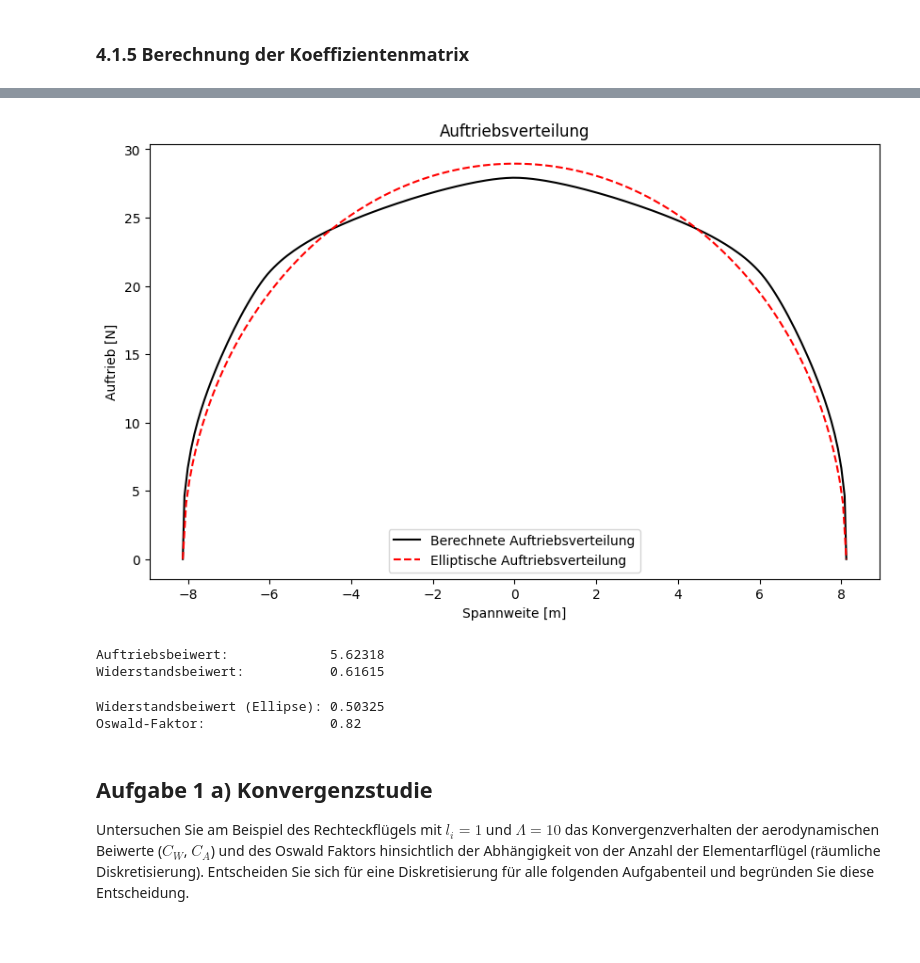
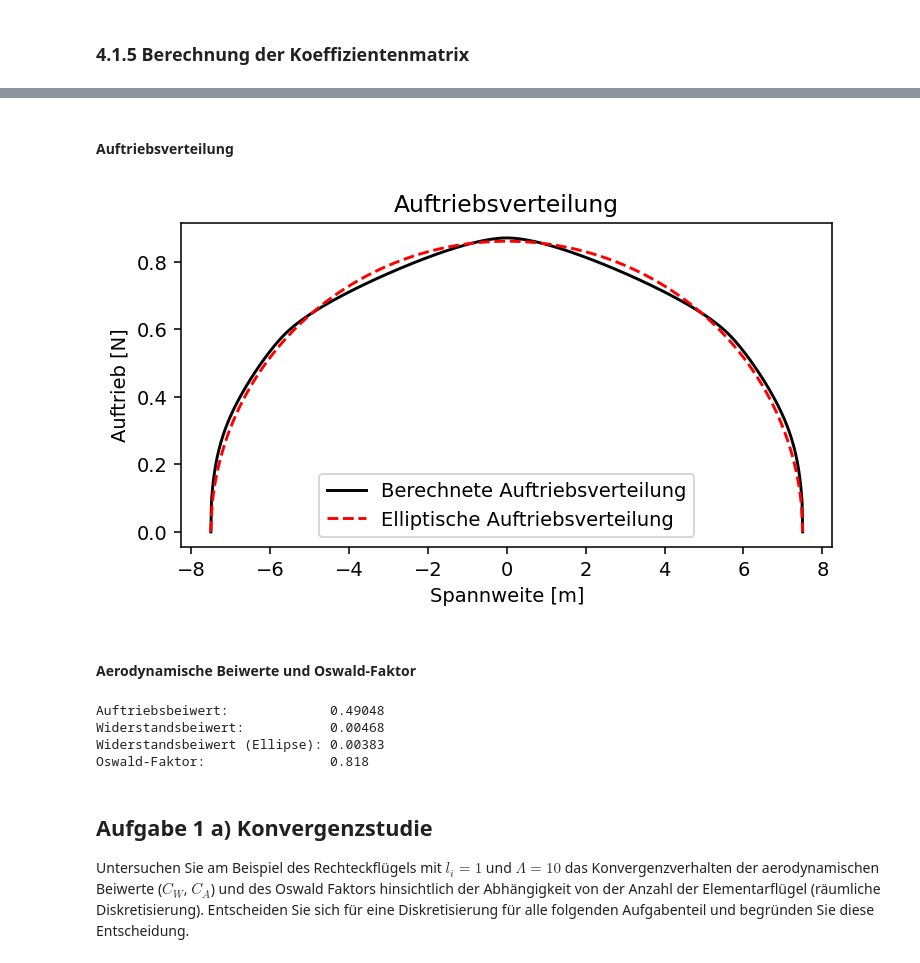
Before and after one commit to AntonSchreiber/aero-lecture, a Jupyter notebook: notebooks/exercise04_Doppeltrapez.ipynb, the cells around one changed output, grey strips where cells are left out. Saved outputs shown, nothing was run; the diff lists cells and outputs as text; code cells hidden in the pictures; blank space fills up the shorter version.

```diff
--- a/notebooks/exercise04_Doppeltrapez.ipynb
+++ b/notebooks/exercise04_Doppeltrapez.ipynb
@@ -99,7 +97,7 @@ l_i = 1.0                       # Flügeltiefe Wurzel [m]
 # %%
 # Diese Parameter können verändert werden
 l_a = 0.3                       # Flügeltiefe außen [m]
-l_k = 0.8                       # Flügeltiefe kink [m]
+l_k = 0.675                       # Flügeltiefe kink [m]
 AR = 20                         # Streckung/ Aspect Ratio
 # %% [markdown]
 #### Berechnung weiterer geometrischer Parameter
@@ -195,7 +178,7 @@ Zur Bestimmung der $N$ (Variable n) unbekannten Wirbelstärken $\Gamma$ wird die
 #### 🟠
 # %%
 # Diese Parameter können verändert werden
-N = 200                                 # Anzahl der Elementarflügel
+N = 500                                 # Anzahl der Elementarflügel
 # %%
 # Breite eines Elementarflügels
 delta_b = b/N
@@ -246,9 +252,15 @@ for j in range(N):
 # %%
+# Berechnen der Anteile der Koeffizientenmatrix
+a_AB, a_Aoo, a_Boo = compute_coeff_matrices(y_a, y_b, y_c, x_a, x_b, x_c)
+
 a = a_AB + a_Aoo - a_Boo                # Koeffizientenmatrix
 a_ind = a_Aoo - a_Boo                   # Koeffizientenmatrix der induzierenden Wirbel
 alpha_g = np.full((x_a.size), alpha)    # Anstellwinkelvektor
 
-# die Wirbelstärken werden aus Inverser der Koeffizientenmatrix, Anstellwinkelvektor und Anströmgeschwindigkeit berechnet
-Gamma = np.linalg.solve(a, alpha_g * (- U_inf)) # löst Ax = B
+# Löst das lineare Gleichungssystem Ax = b, wobei
+# A - Koeffizientenmatrix a
+# x - Zirkulationsvektor Gamma
+# B - Koeffizientenvektor alpha_g * (- U_inf)
+Gamma = np.linalg.solve(a, alpha_g * (- U_inf))
 # %% [markdown]
 ### 4.1.6 Berechnung von Kräften und Beiwerten
@@ -269,59 +282,59 @@ Induzierter Widerstand:       498.28 N
+# %% [markdown]
+#### Auftriebsverteilung
 # %%
-# Auftriebsverteilung plotten
-
-# Erweitere A_distr und y_c am Anfang und Ende um an den tips auf 0 zu plotten
+# Hinzufügen von Endpunkten zum plotten
 A_j = np.insert(A_j, 0, 0)
 A_j = np.append(A_j, 0)
 y_c = np.insert(y_c, 0, -s)
 y_c = np.append(y_c, s)
 
-# Berechne die Fläche unter der berechneten Auftriebsverteilung
+# Berechnen der Fläche unter der berechneten Auftriebsverteilung
 area_distr = np.trapz(A_j, y_c)
 
-# Erzeuge die elliptische Auftriebsverteilung
+# Erzeugen einer elliptischen Auftriebsverteilung
 y_elliptisch = np.linspace(-s, s, len(y_c))
 A_elliptisch_raw = np.sqrt(1 - (y_elliptisch / s) ** 2)
 
-# Skaliere die elliptische Verteilung so, dass die Flächen gleich sind
+# Skalieren der elliptischen Verteilung, sodass die resultierende Auftriebskraft identisch ist
 area_elliptisch_raw = np.trapz(A_elliptisch_raw, y_elliptisch)
 scale_factor = area_distr / area_elliptisch_raw
 A_elliptisch = A_elliptisch_raw * scale_factor
 
 # Plotten der Auftriebsverteilungen
-plt.figure(figsize=(10, 6))
+plt.figure(figsize=(6, 3))
 plt.plot(y_c, A_j, '-', color="black", label='Berechnete Auftriebsverteilung')
 plt.plot(y_elliptisch, A_elliptisch, '--', color="red", label='Elliptische Auftriebsverteilung')
 plt.xlabel('Spannweite [m]')
 plt.ylabel('Auftrieb [N]')
 plt.title('Auftriebsverteilung')
 plt.legend()
 plt.show()
 # %% [output]
-[figure, old version]
+[figure, new version]
+# %% [markdown]
+#### Aerodynamische Beiwerte und Oswald-Faktor
 # %%
 # Auftriebsbeiwert
-C_A = 2*A / (rho * U_inf**2 * S)
+C_A = 2*A / rho / U_inf**2 / S
 
 # Widerstandsbeiwert (induziert)
-C_W_ind = 2*W_ind / (rho * U_inf**2 * S)
+C_W_ind = 2*W_ind / rho / U_inf**2 / S
+
+# Induzierter Widerstand der elliptischen Zirkulationsverteilung
+C_W_ind_ell = C_A**2 / AR / np.pi
+
+# Oswald Faktor
+Oswald = C_W_ind_ell / C_W_ind
 
 print("Auftriebsbeiwert:            ", "%.5f" % C_A)
 print("Widerstandsbeiwert:          ", "%.5f" % C_W_ind)
+print("Widerstandsbeiwert (Ellipse):", "%.5f" % C_W_ind_ell)
+print("Oswald-Faktor:               ", "%.3f" % Oswald)
 # %% [output]
-Auftriebsbeiwert:             5.62318
-Widerstandsbeiwert:           0.61615
+Auftriebsbeiwert:             0.49048
+Widerstandsbeiwert:           0.00468
+Widerstandsbeiwert (Ellipse): 0.00383
+Oswald-Faktor:                0.818
-# %%
-# Induzierter Widerstand der elliptischen Zirkulationsverteilung
-C_W_ind_ell = C_A**2 / AR / np.pi
-
-# Oswald Faktor
-Oswald = C_W_ind_ell / C_W_ind
-
-print("Widerstandsbeiwert (Ellipse):", "%.5f" % C_W_ind_ell)
-print("Oswald-Faktor:               ", "%.2f" % Oswald)
-# %% [output]
-Widerstandsbeiwert (Ellipse): 0.50325
-Oswald-Faktor:                0.82
 # %% [markdown]
 ## Aufgabe 1 a) Konvergenzstudie
 Untersuchen Sie am Beispiel des Rechteckflügels mit $l_i=1$ und $\Lambda = 10$ das Konvergenzverhalten der aerodynamischen Beiwerte ($C_W$, $C_A$) und des Oswald Faktors hinsichtlich der Abhängigkeit von der Anzahl der Elementarflügel (räumliche Diskretisierung).
```
Also changed, not shown: parts of 27 cells of this notebook, 1 other file.
